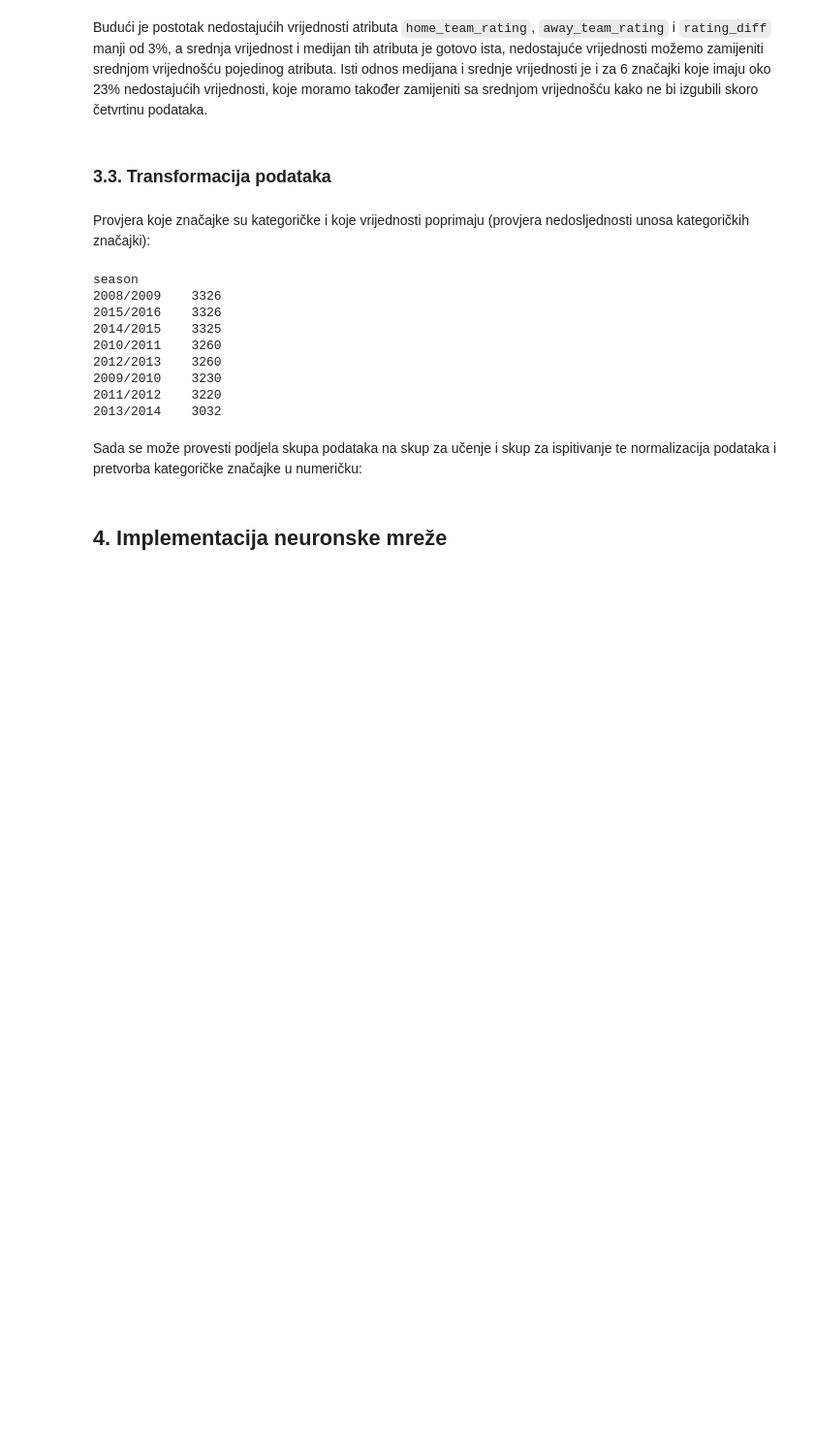
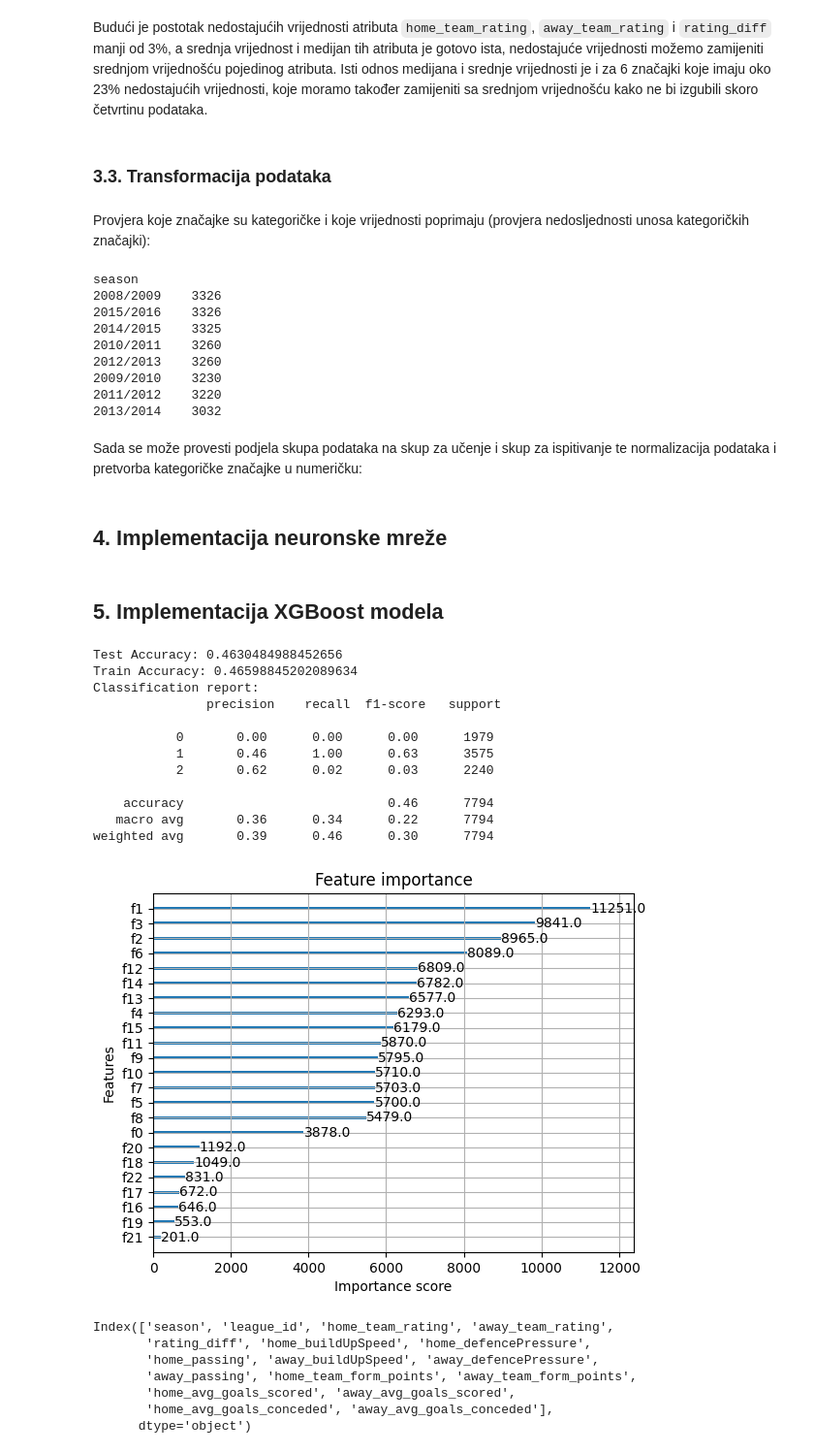
Before and after one commit to as547777/Neural-Networks-Football-Match-Prediction, a Jupyter notebook: Predviđanje ishoda nogometnih utakmica.ipynb, the cells around one changed output. Shown at 97% size. Saved outputs shown, nothing was run; the diff lists cells and outputs as text; code cells hidden in the pictures; blank space fills up the shorter version.

Commit message:
xgb boosting model

```diff
--- a/Predviđanje ishoda nogometnih utakmica.ipynb
+++ b/Predviđanje ishoda nogometnih utakmica.ipynb
@@ -589,3 +589,46 @@ X_train_model = preprocessor.fit_transform(X_train)
 X_test_model = preprocessor.transform(X_test)
 # %% [markdown]
 ## 4. Implementacija neuronske mreže
+# %% [markdown]
+## 5. Implementacija XGBoost modela
+# %%
+import xgboost as xgb
+from sklearn.metrics import accuracy_score, classification_report
+import matplotlib.pyplot as plt
+x_train_data = X_train_model.copy()
+x_test_data = X_test_model.copy()
+
+xgbModel = xgb.XGBClassifier(n_estimators=100,learning_rate=0.001,max_depth=10,verbosity=1)
+xgbModel.fit(X_train_model,y_train)
+
+y_pred = xgbModel.predict(X_test_model)
+y_pred_train = xgbModel.predict(X_train_model)
+print(f"Test Accuracy: {accuracy_score(y_test,y_pred)}")
+print(f"Train Accuracy: {accuracy_score(y_train,y_pred_train)}")
+print(f"Classification report:\n {classification_report(y_test,y_pred)}")
+
+xgb.plot_importance(xgbModel)
+plt.show()
+
+print(X.columns)
+# %% [output]
+Test Accuracy: 0.4630484988452656
+Train Accuracy: 0.46598845202089634
+Classification report:
+               precision    recall  f1-score   support
+
+           0       0.00      0.00      0.00      1979
+           1       0.46      1.00      0.63      3575
+           2       0.62      0.02      0.03      2240
+
+    accuracy                           0.46      7794
+   macro avg       0.36      0.34      0.22      7794
+weighted avg       0.39      0.46      0.30      7794
+[figure, added]
+Index(['season', 'league_id', 'home_team_rating', 'away_team_rating',
+       'rating_diff', 'home_buildUpSpeed', 'home_defencePressure',
+       'home_passing', 'away_buildUpSpeed', 'away_defencePressure',
+       'away_passing', 'home_team_form_points', 'away_team_form_points',
+       'home_avg_goals_scored', 'away_avg_goals_scored',
+       'home_avg_goals_conceded', 'away_avg_goals_conceded'],
+      dtype='object')
```
Also changed, not shown: parts of 4 cells of this notebook.
